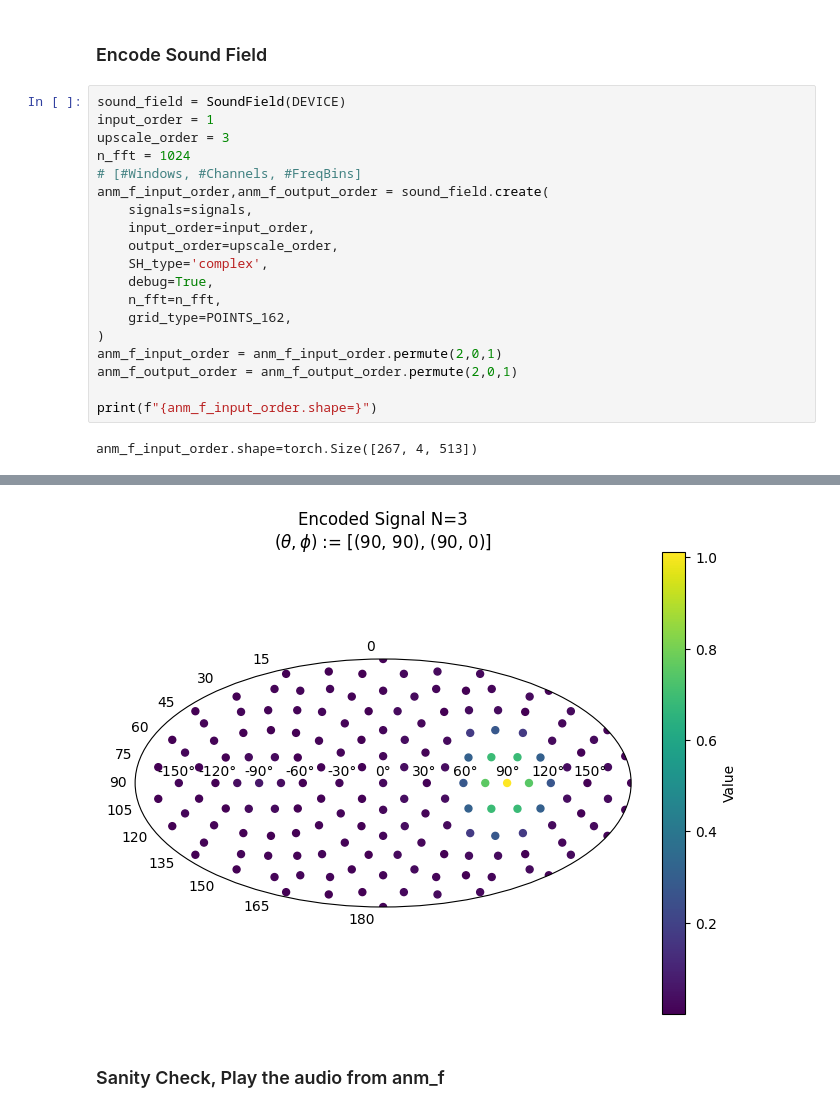
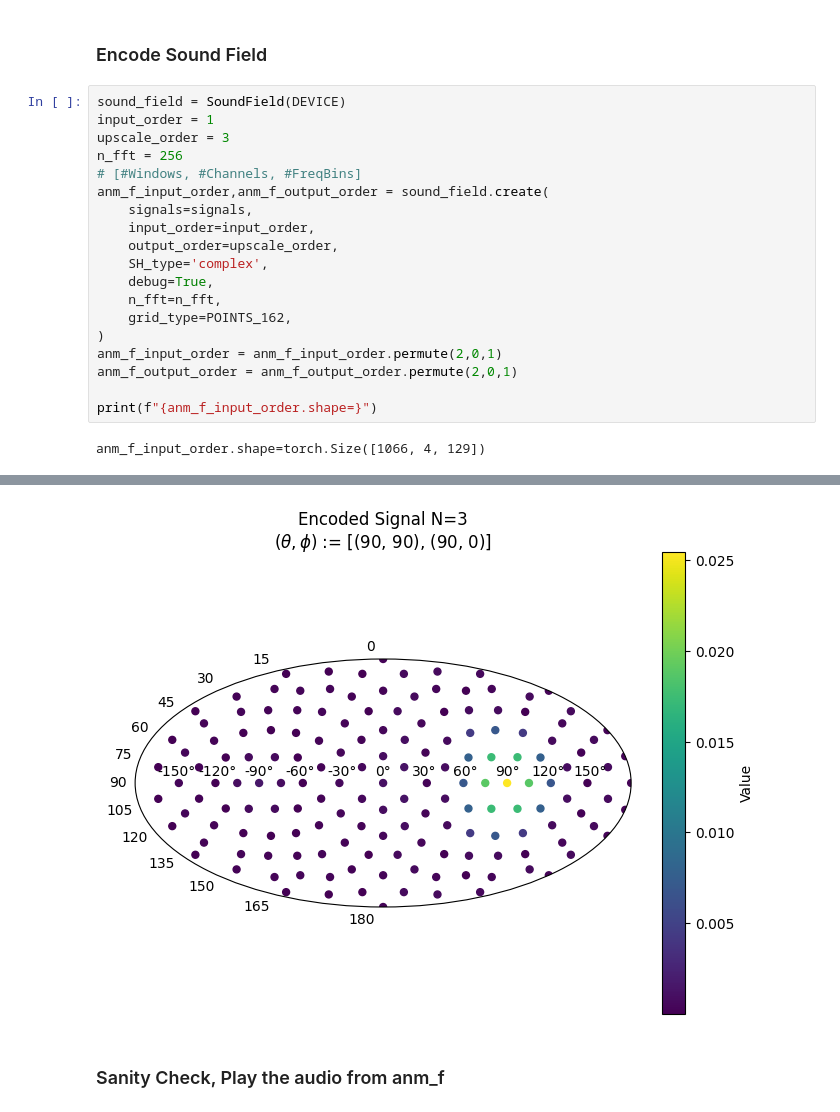
Before and after one commit to Amitmils/AmbisonicUpscaling, a Jupyter notebook: run_script_v2.ipynb, the cells around one changed output, grey strips where cells are left out. Cells and saved outputs as stored; diff of their text form.

```diff
--- a/run_script_v2.ipynb
+++ b/run_script_v2.ipynb
@@ -159,7 +158,7 @@ signals = [
 sound_field = SoundField(DEVICE)
 input_order = 1
 upscale_order = 3
-n_fft = 1024
+n_fft = 256
 # [#Windows, #Channels, #FreqBins]
 anm_f_input_order,anm_f_output_order = sound_field.create(
     signals=signals,
@@ -175,4 +174,4 @@ anm_f_output_order = anm_f_output_order.permute(2,0,1)
 
 print(f"{anm_f_input_order.shape=}")
 # %% [output]
-anm_f_input_order.shape=torch.Size([267, 4, 513])
+anm_f_input_order.shape=torch.Size([1066, 4, 129])
@@ -180,4 +179,4 @@ anm_f_input_order.shape=torch.Size([267, 4, 513])
-[figure, old version]
+[figure, new version]
 # %% [markdown]
 ### Sanity Check, Play the audio from anm_f
 # %%
```
Also changed, not shown: parts of 9 cells of this notebook, 3 other files.
